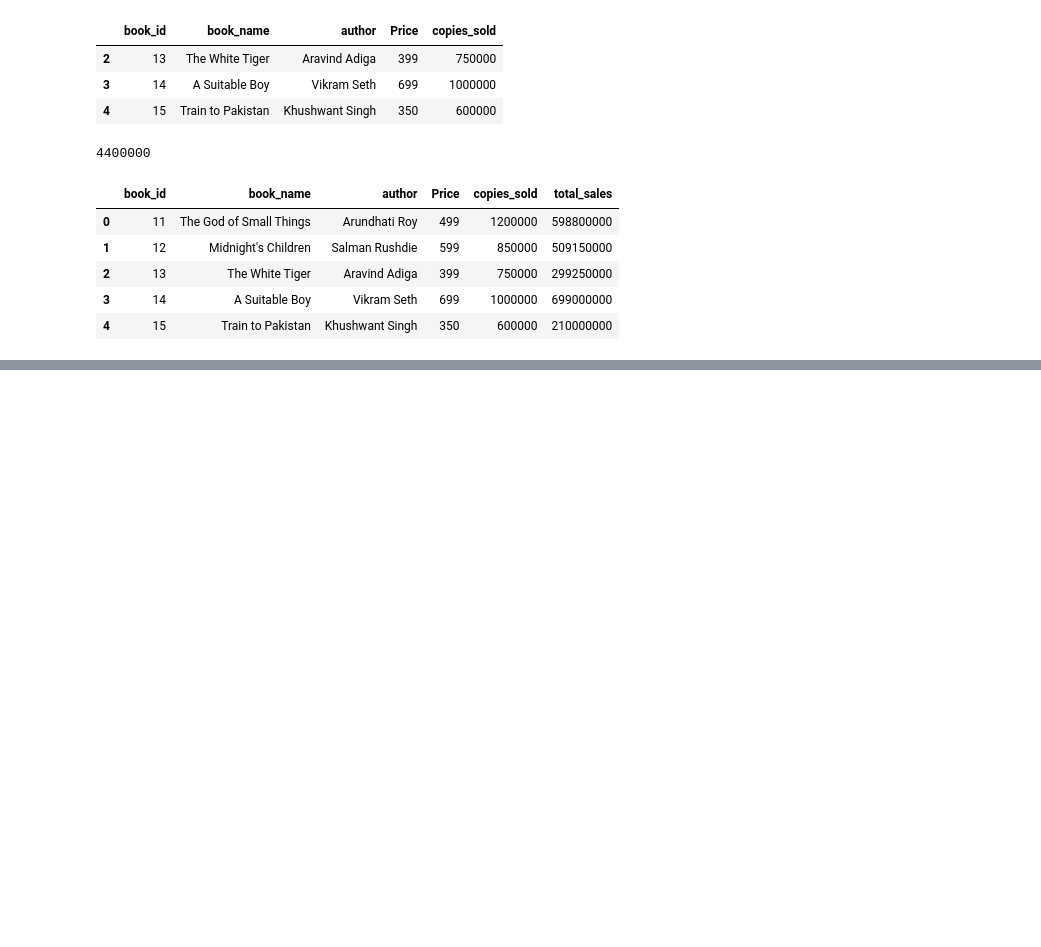
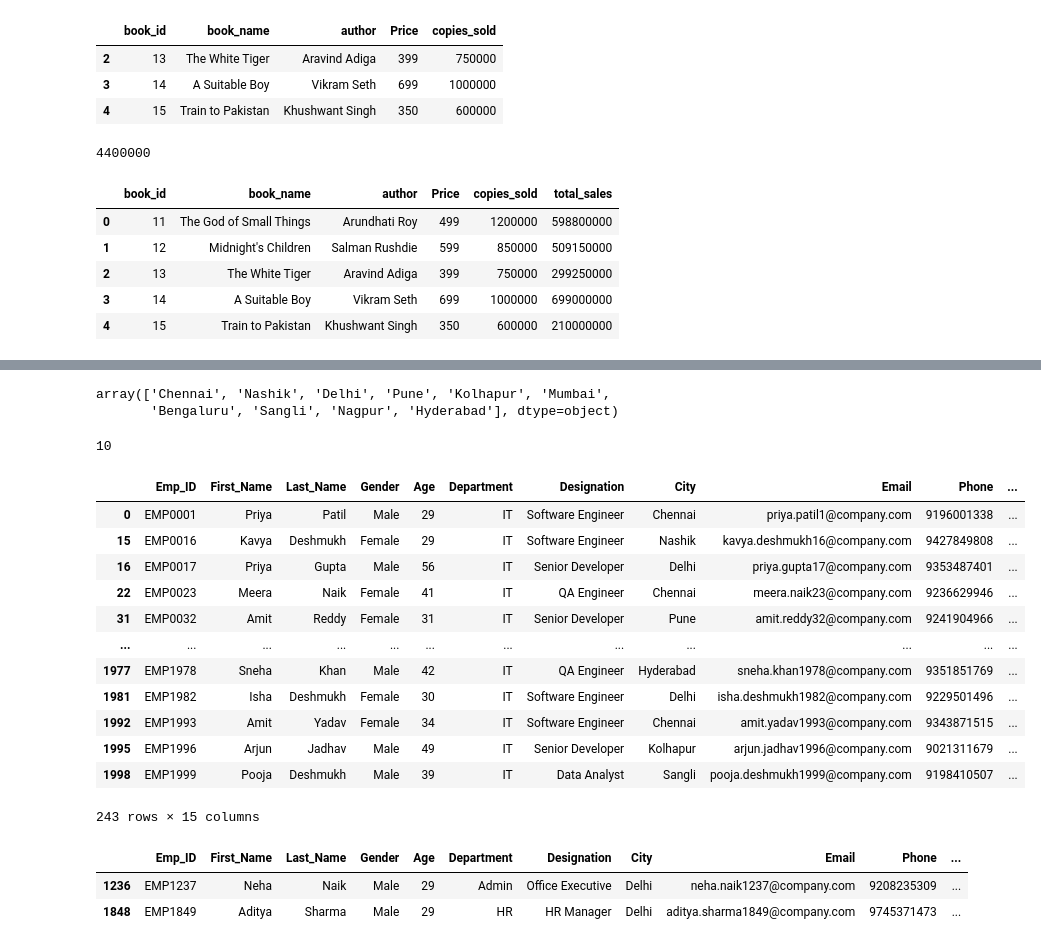
Before and after one commit to prasad2154/NewVision, a Jupyter notebook: Practice_Work/pandas_practice.ipynb, the cells around one changed output, grey strips where cells are left out. Drawn from its saved outputs; the diff is of its cells as text; code cells hidden in the pictures; blank space fills up the shorter version.

```diff
--- a/Practice_Work/pandas_practice.ipynb
+++ b/Practice_Work/pandas_practice.ipynb
@@ -265,3 +265,7 @@ df1
 | 2 | 13 | The White Tiger | Aravind Adiga | 399 | 750000 | 299250000 |
 | 3 | 14 | A Suitable Boy | Vikram Seth | 699 | 1000000 | 699000000 |
 | 4 | 15 | Train to Pakistan | Khushwant Singh | 350 | 600000 | 210000000 |
+# %%
+import pandas as pd
+path= "/content/HRMS_Dataset_2000_Employees.csv"
+d = pd.read_csv(path)
@@ -267,0 +340,31 @@ df1
+# %%
+d['City'].unique()
+# %% [output]
+array(['Chennai', 'Nashik', 'Delhi', 'Pune', 'Kolhapur', 'Mumbai',
+       'Bengaluru', 'Sangli', 'Nagpur', 'Hyderabad'], dtype=object)
+# %%
+d['City'].nunique()
+# %% [output]
+10
+# %%
+d.query("Department=='IT'")
+# %% [output]
+|  | Emp_ID | First_Name | Last_Name | Gender | Age | Department | Designation | City | Email | Phone | ... |
+| 0 | EMP0001 | Priya | Patil | Male | 29 | IT | Software Engineer | Chennai | priya.patil1@company.com | 9196001338 | ... |
+| 15 | EMP0016 | Kavya | Deshmukh | Female | 29 | IT | Software Engineer | Nashik | kavya.deshmukh16@company.com | 9427849808 | ... |
+| 16 | EMP0017 | Priya | Gupta | Male | 56 | IT | Senior Developer | Delhi | priya.gupta17@company.com | 9353487401 | ... |
+| 22 | EMP0023 | Meera | Naik | Female | 41 | IT | QA Engineer | Chennai | meera.naik23@company.com | 9236629946 | ... |
+| 31 | EMP0032 | Amit | Reddy | Female | 31 | IT | Senior Developer | Pune | amit.reddy32@company.com | 9241904966 | ... |
+| ... | ... | ... | ... | ... | ... | ... | ... | ... | ... | ... | ... |
+| 1977 | EMP1978 | Sneha | Khan | Male | 42 | IT | QA Engineer | Hyderabad | sneha.khan1978@company.com | 9351851769 | ... |
+| 1981 | EMP1982 | Isha | Deshmukh | Female | 30 | IT | Software Engineer | Delhi | isha.deshmukh1982@company.com | 9229501496 | ... |
+| 1992 | EMP1993 | Amit | Yadav | Female | 34 | IT | Software Engineer | Chennai | amit.yadav1993@company.com | 9343871515 | ... |
+| 1995 | EMP1996 | Arjun | Jadhav | Male | 49 | IT | Senior Developer | Kolhapur | arjun.jadhav1996@company.com | 9021311679 | ... |
+| 1998 | EMP1999 | Pooja | Deshmukh | Male | 39 | IT | Data Analyst | Sangli | pooja.deshmukh1999@company.com | 9198410507 | ... |
+243 rows × 15 columns
+# %%
+d.query("Age == 29 and City == 'Delhi'")
+# %% [output]
+|  | Emp_ID | First_Name | Last_Name | Gender | Age | Department | Designation | City | Email | Phone | ... |
+| 1236 | EMP1237 | Neha | Naik | Male | 29 | Admin | Office Executive | Delhi | neha.naik1237@company.com | 9208235309 | ... |
+| 1848 | EMP1849 | Aditya | Sharma | Male | 29 | HR | HR Manager | Delhi | aditya.sharma1849@company.com | 9745371473 | ... |
```
Also changed, not shown: parts of 13 cells of this notebook.
